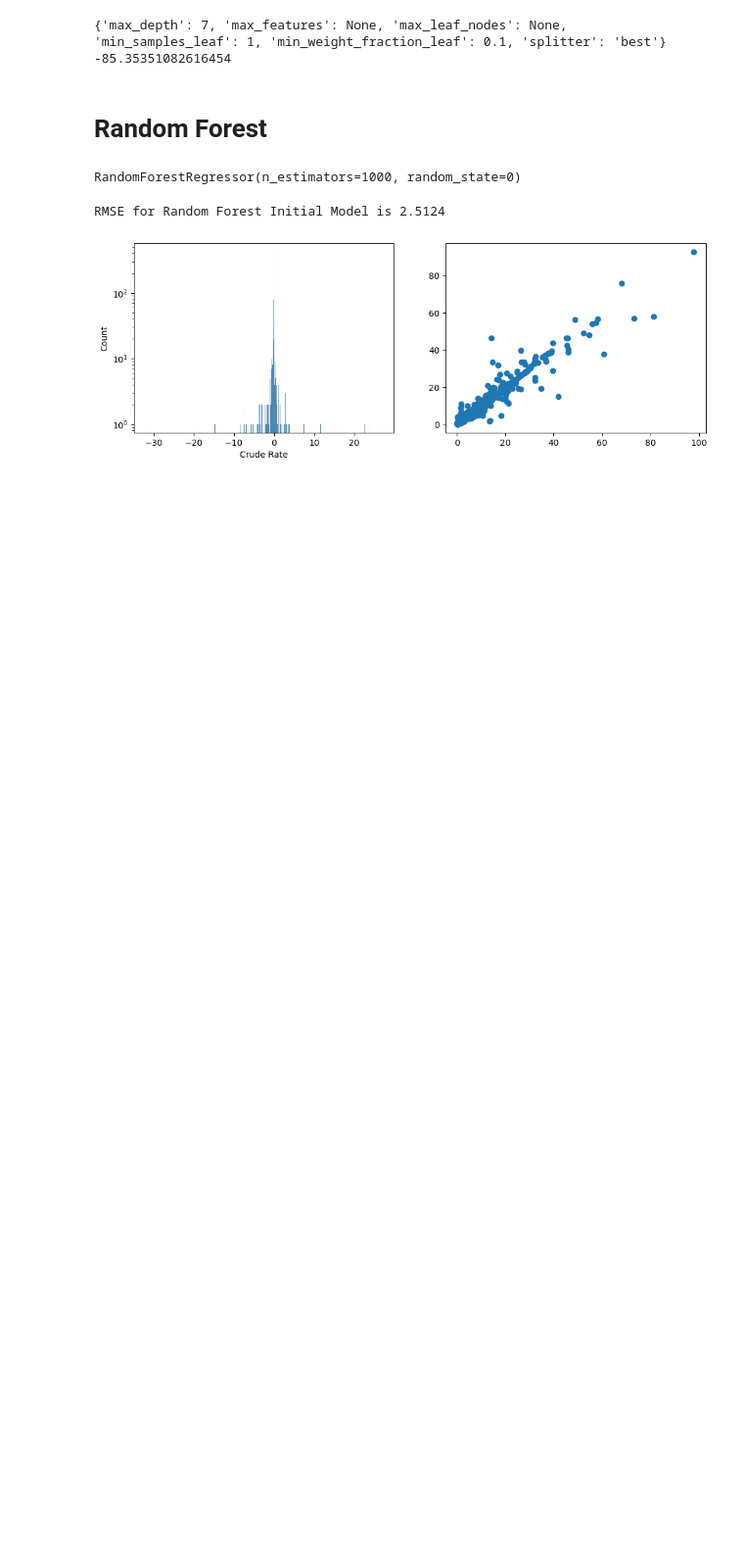
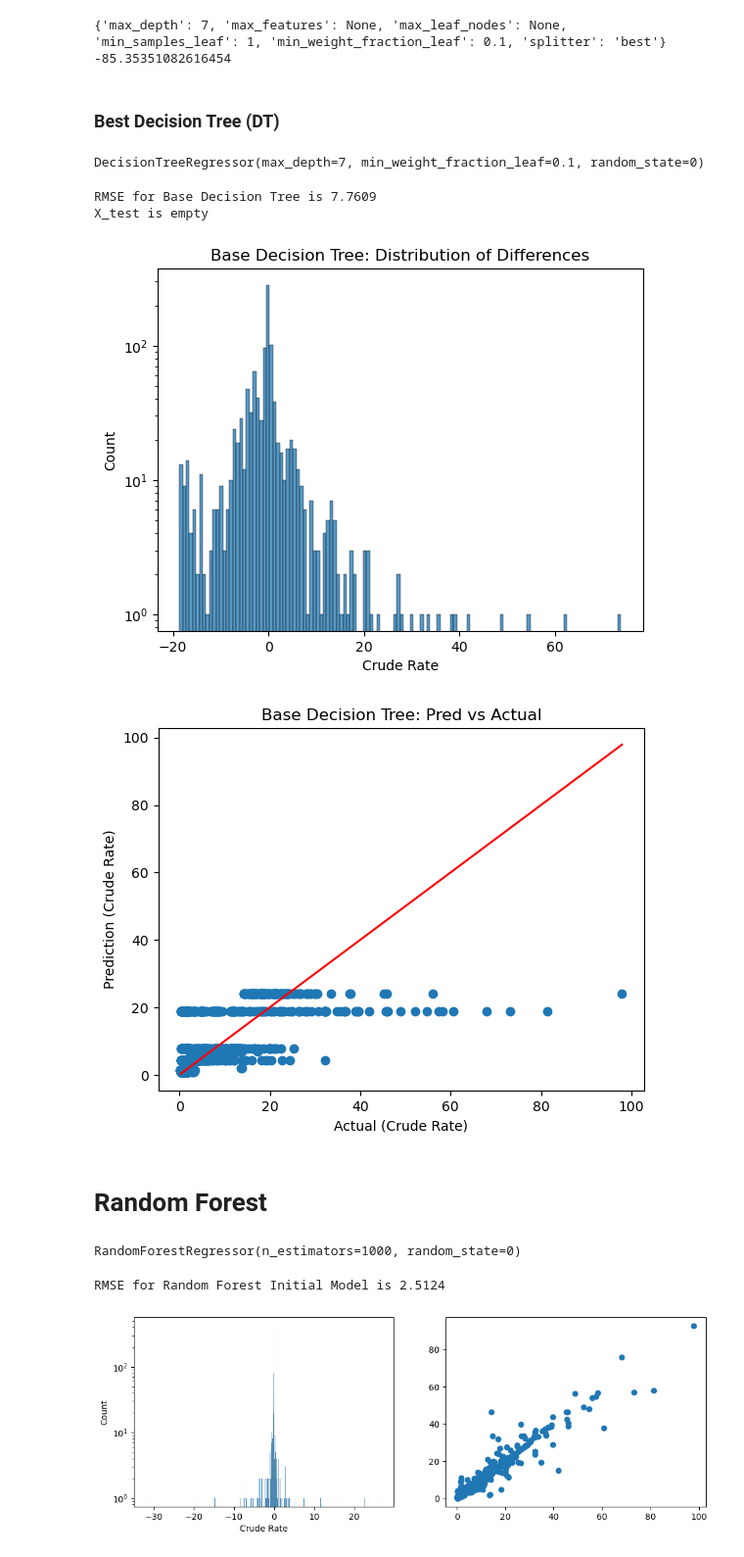
Before and after one commit to jmsarabia/fentanyl_eda, a Jupyter notebook: forest/tree_and_forest_regressions.ipynb, the cells around one changed output. Shown at 98% size. Drawn from its saved outputs; the diff is of its cells as text; code cells hidden in the pictures; blank space fills up the shorter version.

```diff
--- a/forest/tree_and_forest_regressions.ipynb
+++ b/forest/tree_and_forest_regressions.ipynb
@@ -323,3 +364,22 @@ print(tuning_dec_tree.best_score_)
 # %% [output]
 {'max_depth': 7, 'max_features': None, 'max_leaf_nodes': None, 'min_samples_leaf': 1, 'min_weight_fraction_leaf': 0.1, 'splitter': 'best'}
 -85.35351082616454
+# %% [markdown]
+### Best Decision Tree (DT)
+# %%
+best_dt = DecisionTreeRegressor(random_state = seed, max_depth = 7, max_features = None,
+                               max_leaf_nodes = None, min_samples_leaf = 1,
+                               min_weight_fraction_leaf = 0.1, splitter = 'best')
+best_dt.fit(x_train, y_train)
+best_dt
+# %% [output]
+DecisionTreeRegressor(max_depth=7, min_weight_fraction_leaf=0.1, random_state=0)
+# %%
+# predict then evaluate prediction
+y_pred = best_dt.predict(x_test)
+evaluate_model(y_pred, y_test['Crude Rate'],  model_name = "Base Decision Tree")
+# %% [output]
+RMSE for Base Decision Tree is 7.7609
+X_test is empty
+[figure, added]
+[figure, added]
```
Also changed, not shown: parts of 11 cells of this notebook, 2 other files.
